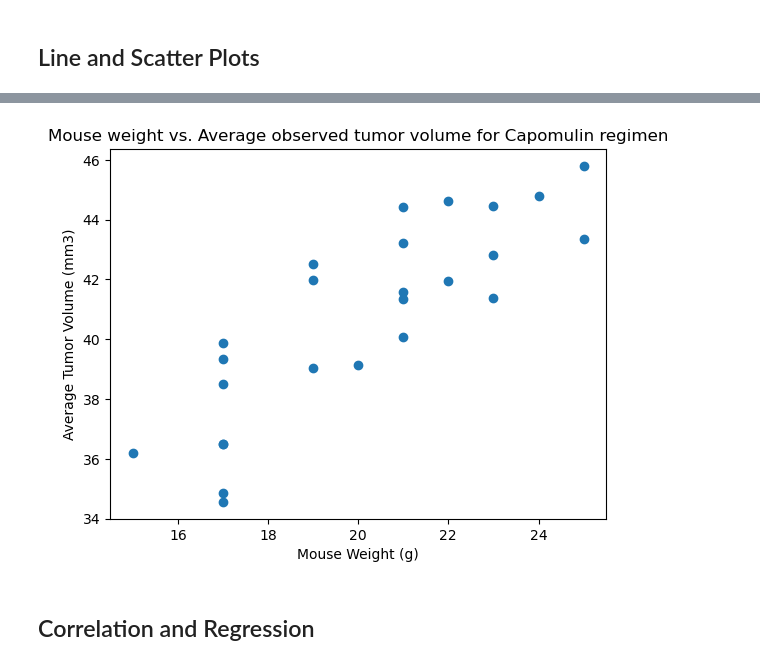
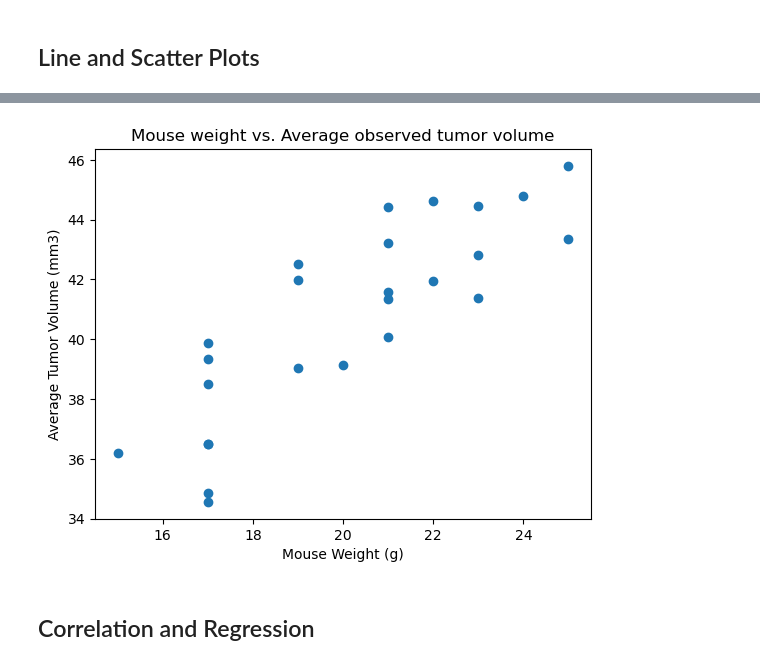
Before and after one commit to johnsonjosiah18/mpl-challenge, a Jupyter notebook: pymaceuticals_starter.ipynb, the cells around one changed output, grey strips where cells are left out. Cells and saved outputs as stored; diff of their text form; code cells hidden in the pictures.

```diff
--- a/pymaceuticals_starter.ipynb
+++ b/pymaceuticals_starter.ipynb
@@ -340,25 +327,26 @@ plt.show()
 # %%
+# Generate a scatter plot of mpomulin_data = df[df['Drug Regimen'] == 'Capomulin']
 
 # Filter the data for Capomulin regimen
 capomulin_data = mergdf[mergdf['Drug Regimen'] == 'Capomulin']
 
 # Calculate the average tumor volume for each mouse
 average_tumor_volume = capomulin_data.groupby('Mouse ID')['Tumor Volume (mm3)'].mean()
 
 # Get the weight of each mouse
 mouse_weight = capomulin_data.groupby('Mouse ID')['Weight (g)'].mean()
 
 # Generate the scatter plot
 plt.scatter(mouse_weight, average_tumor_volume)
 
 # Add labels and title to the plot
 plt.xlabel('Mouse Weight (g)')
 plt.ylabel('Average Tumor Volume (mm3)')
-plt.title('Mouse weight vs. Average observed tumor volume for Capomulin regimen')
+plt.title('Mouse weight vs. Average observed tumor volume')
 
 # Display the plot
 plt.show()
 # %% [output]
-[figure, old version]
+[figure, new version]
 # %% [markdown]
 ## Correlation and Regression
```
Also changed, not shown: parts of 28 cells of this notebook.
